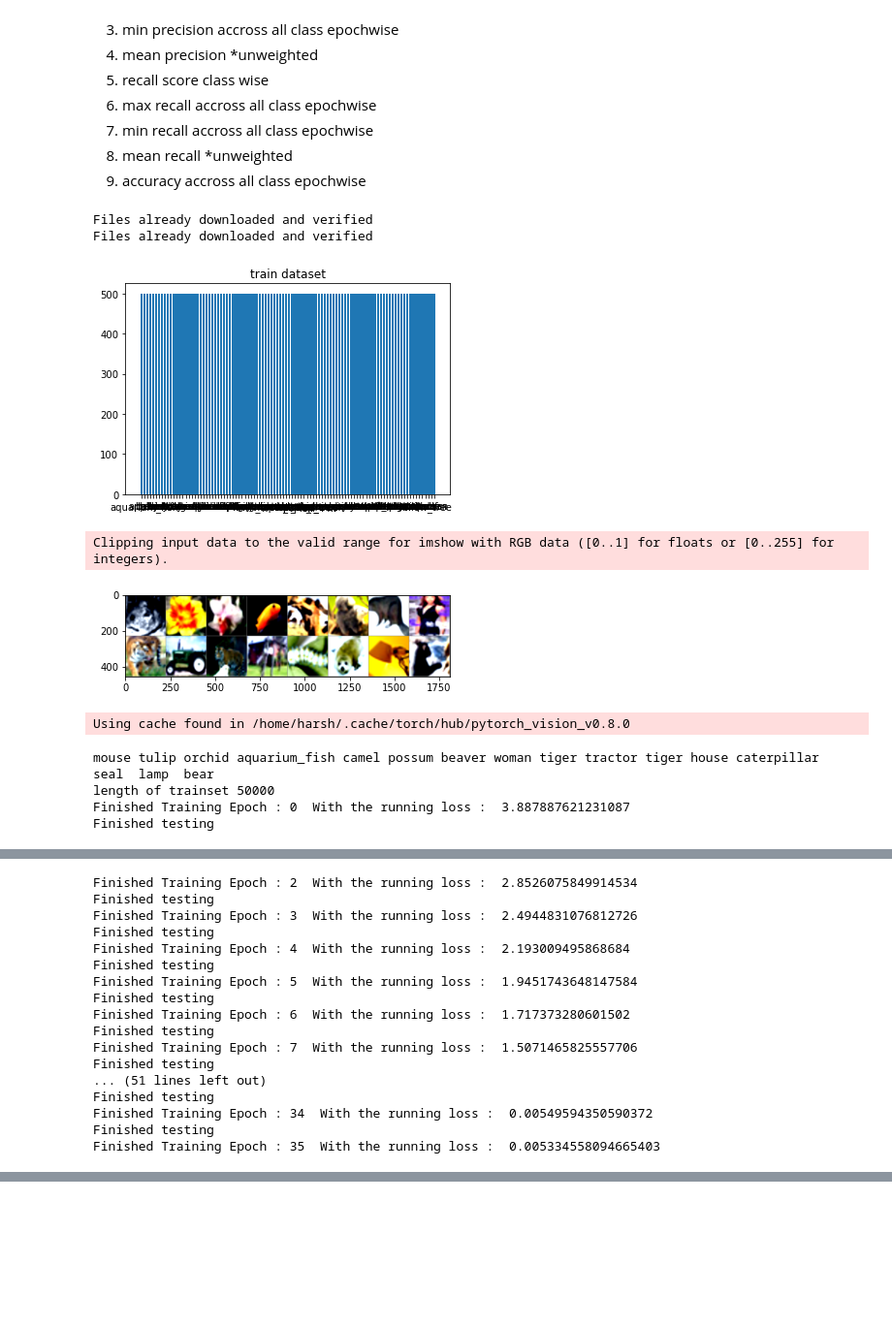
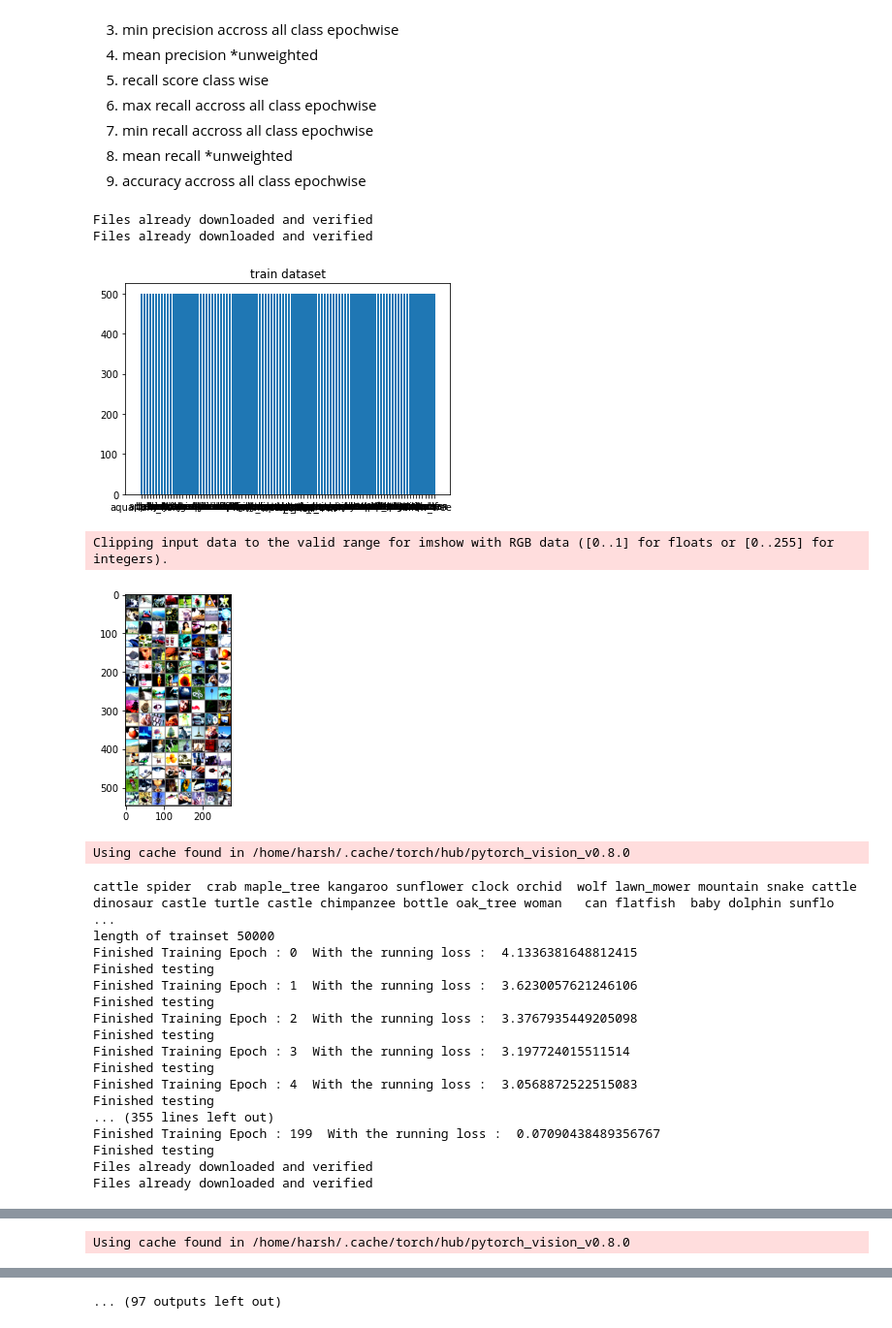
Before and after one commit to stablegradients/ConstrainedOptimisation, a Jupyter notebook: Baselines-without-TL-CIFAR-100.ipynb, the cells around one changed output, grey strips where cells are left out. Shown at 97% size. Drawn from its saved outputs; the diff is of its cells as text; code cells hidden in the pictures; blank space fills up the shorter version.

Commit message:
trained on 32X32 resnet 18

```diff
--- a/Baselines-without-TL-CIFAR-100.ipynb
+++ b/Baselines-without-TL-CIFAR-100.ipynb
@@ -54,7 +57,8 @@ balanced dataset into an unbalanced one given a dataset imbalance factor lamda.
 import matplotlib.pyplot as plt
 import numpy as np
 
-def show_data_distribution(dataset, keyname="no name", classes=classes):
+def show_data_distribution(dataset, keyname="no name"):
+    classes = dataset.classes
     dataset_elems = len(classes)*[0]
     for image, label in dataset:
         dataset_elems[label]+=1
@@ -63,8 +67,9 @@ def show_data_distribution(dataset, keyname="no name", classes=classes):
     plt.show()
 # %%
 import random
-def long_tail(dataset, classes=10, lamda=1):
-    class_indices = list(range(classes))
+def long_tail(dataset, lamda=1):
+    num_classes = len(dataset.classes)
+    class_indices = list(range(num_classes))
     random.shuffle(class_indices)
     class_probs = [lamda ** x for x in class_indices]
     select_list = []
@@ -75,6 +80,7 @@ def long_tail(dataset, classes=10, lamda=1):
     dataset.targets=list(dataset.targets[x] for x in select_list)
     return dataset
 
-imabalanced_trainset = long_tail(trainset, classes=len(trainset.classes), lamda = 0.97)
-show_data_distribution(imabalanced_trainset, keyname="train dataset", classes=imabalanced_trainset.classes)
+
+imabalanced_trainset = long_tail(trainset, lamda = 0.98)
+show_data_distribution(imabalanced_trainset, keyname="train dataset")
 # %% [output]
@@ -267,59 +271,74 @@ import torchvision.transforms as transforms
 import torch.optim as optim
 import PIL
 
-logs_by_lamda_resnet18_cifar100 = []
+
+# Data transforms (normalization & data augmentation)
+
+logs_by_lamda_resnet18_cifar100_transfer_learning = []
+
 normalize = transforms.Normalize(
     mean=[0.485, 0.456, 0.406], std=[0.229, 0.224, 0.225]
 )
-transform = transforms.Compose([
-    transforms.Resize(256, PIL.Image.BICUBIC),
-    transforms.CenterCrop(224),
+transform = transforms.Compose([transforms.RandomCrop(32, padding=4, padding_mode='reflect'),
+    transforms.RandomHorizontalFlip(),
     transforms.ToTensor(),
     normalize,
 ])
 
+runs = 10
+batch_size = 128
 
-
-for lamda in [1.0, 0.995, 0.99, 0.985, 0.98, 0.975]:
-    batch_size = 16
+for lamda in [1.0, 0.995, 0.985, 0.975, 0.965, 0.955]:
     trainset = torchvision.datasets.CIFAR100(root='./data', train=True,
-                                        download=True, transform=transform)
+                                            download=True, transform=transform)
     testset = torchvision.datasets.CIFAR100(root='./data', train=False,
                                            download=True, transform=transform)
-    trainset = long_tail(trainset, len(trainset.classes), lamda)
-    show_data_distribution(trainset, keyname="train dataset", classes = trainset.classes)
+    trainset = long_tail(trainset, lamda)
+    show_data_distribution(trainset, keyname="train dataset")
 
     testloader = torch.utils.data.DataLoader(testset, batch_size=batch_size,
                                              shuffle=False, num_workers=8)
     trainloader = torch.utils.data.DataLoader(trainset, batch_size=batch_size,
                                               shuffle=True, num_workers=8)
 
     # get some random training images
     dataiter = iter(trainloader)
     images, labels = dataiter.next()
 
     # show images
     imshow(torchvision.utils.make_grid(images))
     # print labels
     print(' '.join('%5s' % trainset.classes[labels[j]] for j in range(batch_size)))
     print("length of trainset", len(trainset))
-
     net = Resnet18cifar(100, pretrained=False)
     if torch.cuda.is_available():
         net = net.cuda()
     criterion = torch.nn.CrossEntropyLoss()
     optimizer = optim.SGD(net.parameters(), lr=0.001, momentum=0.9)
 
     logs = loop(trainloader, testloader, net, optimizer, criterion, epochs=200)
-    logs_by_lamda_resnet18_cifar100.append({lamda: logs})
+    logs_by_lamda_resnet18_cifar100_transfer_learning.append({lamda: logs})
 # %% [output]
 Files already downloaded and verified
 Files already downloaded and verified
 [figure]
 Clipping input data to the valid range for imshow with RGB data ([0..1] for floats or [0..255] for integers).
-[figure, old version]
+[figure, new version]
 Using cache found in /home/harsh/.cache/torch/hub/pytorch_vision_v0.8.0
-mouse tulip orchid aquarium_fish camel possum beaver woman tiger tractor tiger house caterpillar  seal  lamp  bear
+cattle spider  crab maple_tree kangaroo sunflower clock orchid  wolf lawn_mower mountain snake cattle dinosaur castle turtle castle chimpanzee bottle oak_tree woman   can flatfish  baby dolphin sunflo ...
 length of trainset 50000
-Finished Training Epoch : 0  With the running loss :  3.887887621231087
+Finished Training Epoch : 0  With the running loss :  4.1336381648812415
 Finished testing
+Finished Training Epoch : 1  With the running loss :  3.6230057621246106
+Finished testing
+Finished Training Epoch : 2  With the running loss :  3.3767935449205098
+Finished testing
+Finished Training Epoch : 3  With the running loss :  3.197724015511514
+Finished testing
+Finished Training Epoch : 4  With the running loss :  3.0568872522515083
+Finished testing
+... (355 lines left out)
+Finished Training Epoch : 199  With the running loss :  0.07090438489356767
+Finished testing
+Files already downloaded and verified
+Files already downloaded and verified
@@ -328,17 +348 @@ Finished testing
-Finished Training Epoch : 2  With the running loss :  2.8526075849914534
-Finished testing
-Finished Training Epoch : 3  With the running loss :  2.4944831076812726
-Finished testing
-Finished Training Epoch : 4  With the running loss :  2.193009495868684
-Finished testing
-Finished Training Epoch : 5  With the running loss :  1.9451743648147584
-Finished testing
-Finished Training Epoch : 6  With the running loss :  1.717373280601502
-Finished testing
-Finished Training Epoch : 7  With the running loss :  1.5071465825557706
-Finished testing
-... (51 lines left out)
-Finished testing
-Finished Training Epoch : 34  With the running loss :  0.00549594350590372
-Finished testing
-Finished Training Epoch : 35  With the running loss :  0.005334558094665403
+Using cache found in /home/harsh/.cache/torch/hub/pytorch_vision_v0.8.0
@@ -345 +367,2 @@ Finished Training Epoch : 35  With the running loss :  0.005334558094665403
+... (97 outputs left out)
 # %%
```
Also changed, not shown: parts of 7 cells of this notebook.
